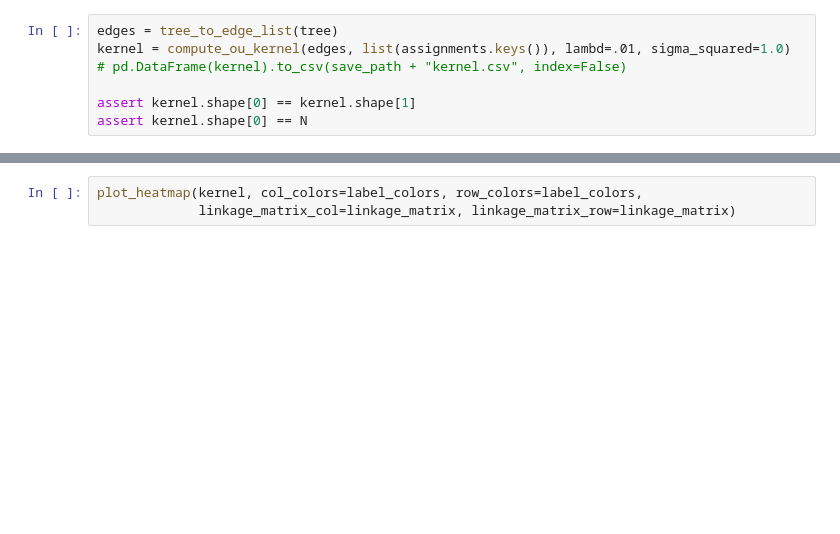
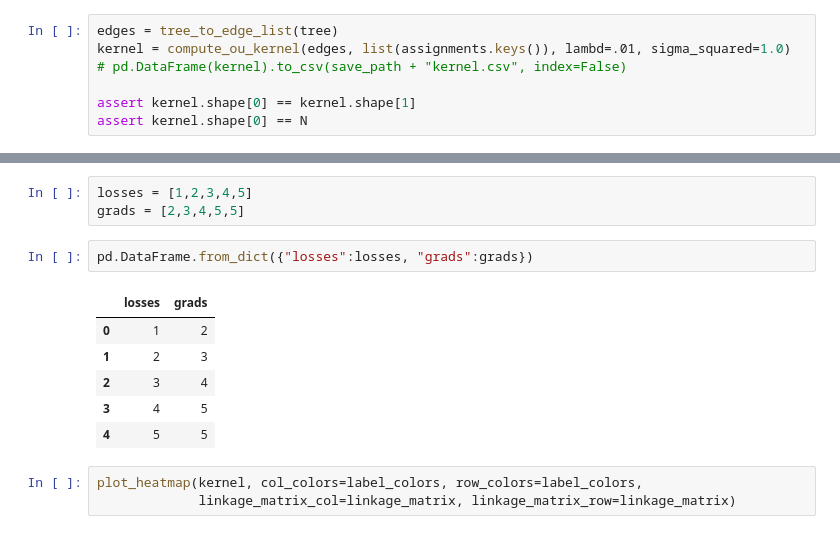
Before and after one commit to elena-buscaroli/snv_caller, a Jupyter notebook: binomial_lik/dlp_model.ipynb, the cells around one changed output, grey strips where cells are left out. Drawn from its saved outputs; the diff is of its cells as text; blank space fills up the shorter version.

```diff
--- a/binomial_lik/dlp_model.ipynb
+++ b/binomial_lik/dlp_model.ipynb
@@ -93,3 +106,15 @@ assert kernel.shape[0] == N
+# %%
+losses = [1,2,3,4,5]
+grads = [2,3,4,5,5]
+# %%
+pd.DataFrame.from_dict({"losses":losses, "grads":grads})
+# %% [output]
+|  | losses | grads |
+| 0 | 1 | 2 |
+| 1 | 2 | 3 |
+| 2 | 3 | 4 |
+| 3 | 4 | 5 |
+| 4 | 5 | 5 |
 # %%
 plot_heatmap(kernel, col_colors=label_colors, row_colors=label_colors,
              linkage_matrix_col=linkage_matrix, linkage_matrix_row=linkage_matrix)
```
Also changed, not shown: parts of 6 cells of this notebook, 10 other files.
